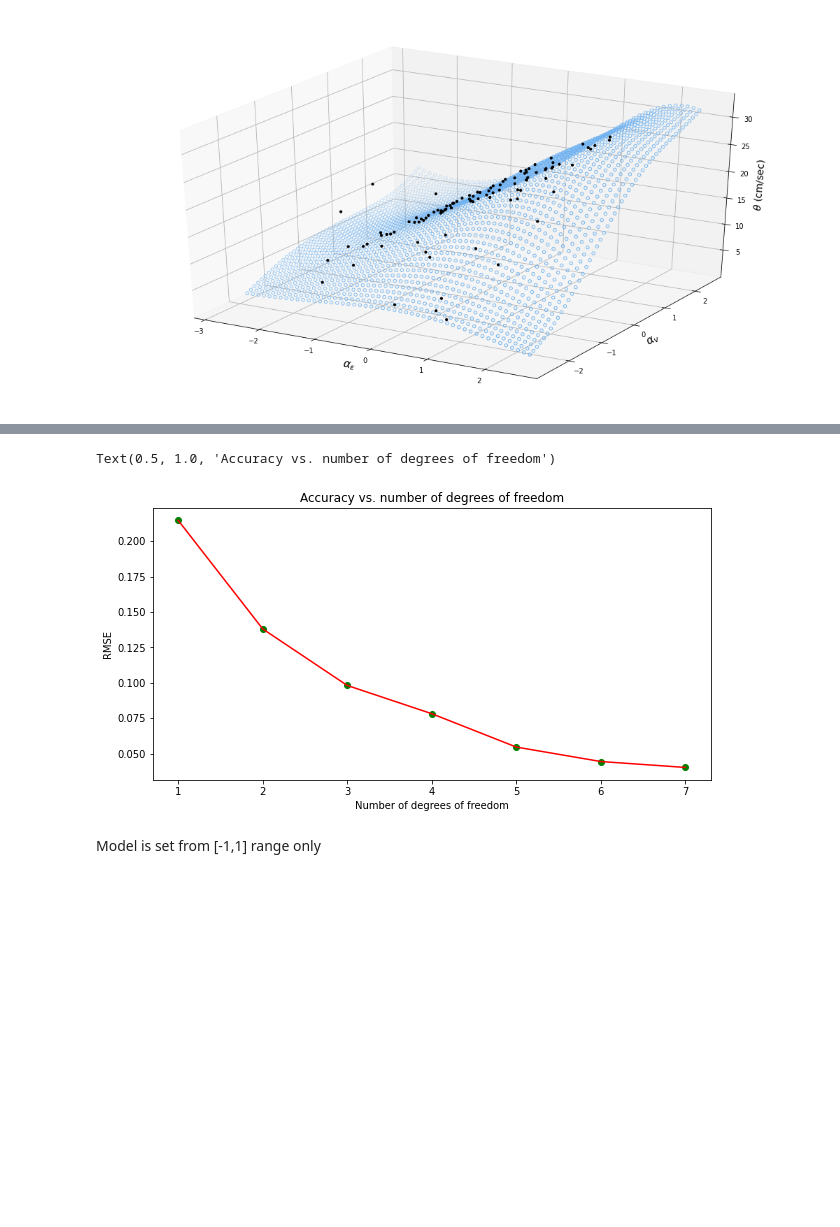
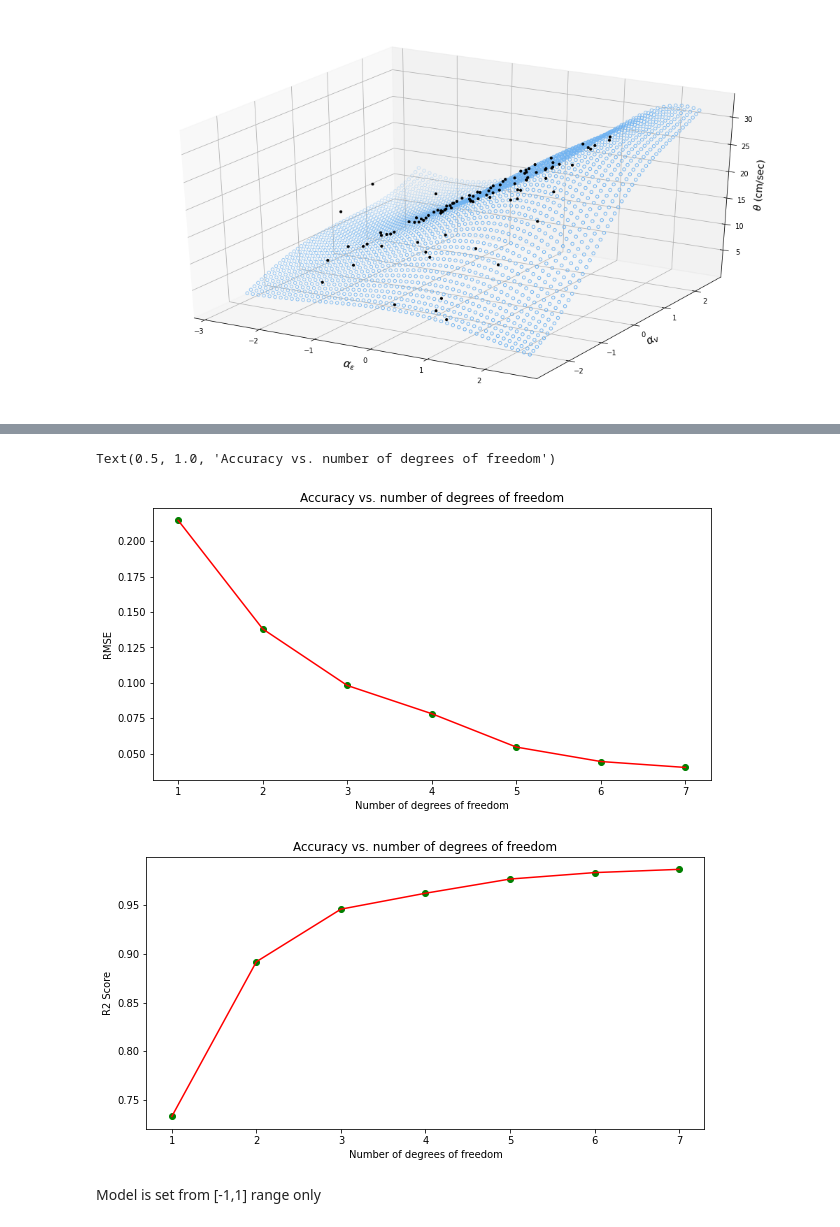
Before and after one commit to mtareqsoliman/msthesis, a Jupyter notebook: 100ML_10282022.ipynb, the cells around one changed output, grey strips where cells are left out. Cells and saved outputs as stored; diff of their text form; code cells hidden in the pictures; blank space fills up the shorter version.

```diff
--- a/100ML_10282022.ipynb
+++ b/100ML_10282022.ipynb
@@ -354,34 +374,46 @@ ax.scatter(test_x[:,0], test_x[:,1], test_y_residual/test_y,color='black',marker
 # %%
 
 # -*- coding: utf-8 -*-
 
 
 number_degrees = [1,2,3,4,5,6,7]
 plt_mean_squared_error = []
+plt_r2_score = []
 for degree in number_degrees:
 
    poly_model = PolynomialFeatures(degree=degree)
 
    poly_x_values = poly_model.fit_transform(x_values)
    poly_model.fit(poly_x_values, y_values)
 
    regression_model = LinearRegression()
    regression_model.fit(poly_x_values, y_values)
    test_poly_x =  poly_model.fit_transform(test_x)
    test_y_pred = regression_model.predict(test_poly_x)
+   r2 = r2_score(np.exp(test_y), np.exp(test_y_pred))
+   plt_mean_squared_error.append(mean_squared_error(test_y, test_y_pred, squared=False))
+   plt_r2_score.append(r2)
 
-   plt_mean_squared_error.append(mean_squared_error(test_y, test_y_pred, squared=False))
 
 fig,ax = plt.subplots(figsize=(10,5))
 ax.scatter(number_degrees,plt_mean_squared_error, color="green")
 ax.plot(number_degrees,plt_mean_squared_error, color="red")
 ax.xaxis.get_major_locator().set_params(integer=True)
 ax.set_xlabel('Number of degrees of freedom')
 ax.set_ylabel('RMSE')
 ax.set_title('Accuracy vs. number of degrees of freedom')
+
+fig,ax = plt.subplots(figsize=(10,5))
+ax.scatter(number_degrees,plt_r2_score, color="green")
+ax.plot(number_degrees,plt_r2_score, color="red")
+ax.xaxis.get_major_locator().set_params(integer=True)
+ax.set_xlabel('Number of degrees of freedom')
+ax.set_ylabel('R2 Score')
+ax.set_title('Accuracy vs. number of degrees of freedom')
 # %% [output]
 Text(0.5, 1.0, 'Accuracy vs. number of degrees of freedom')
 [figure]
+[figure, added]
 # %% [markdown]
 Model is set from [-1,1] range only
 # %%
```
Also changed, not shown: parts of 4 cells of this notebook.
